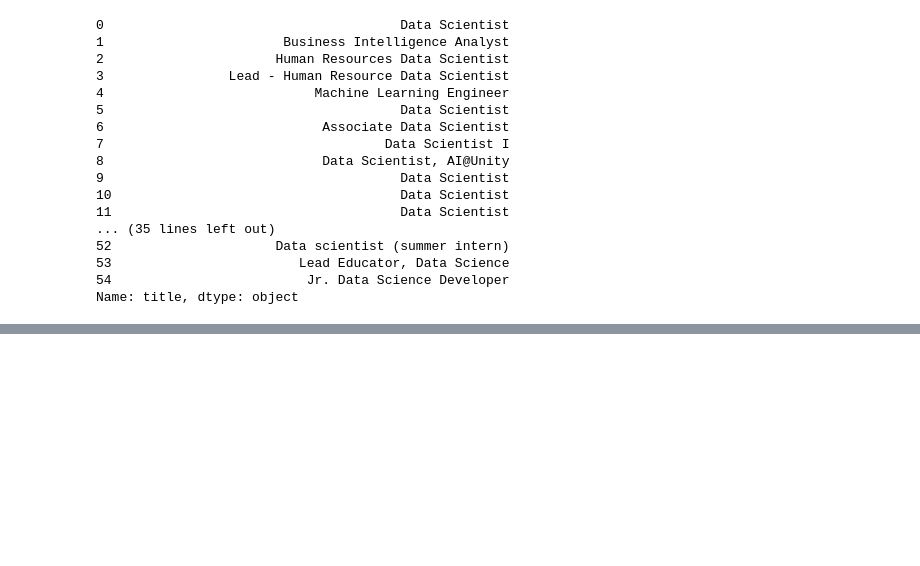
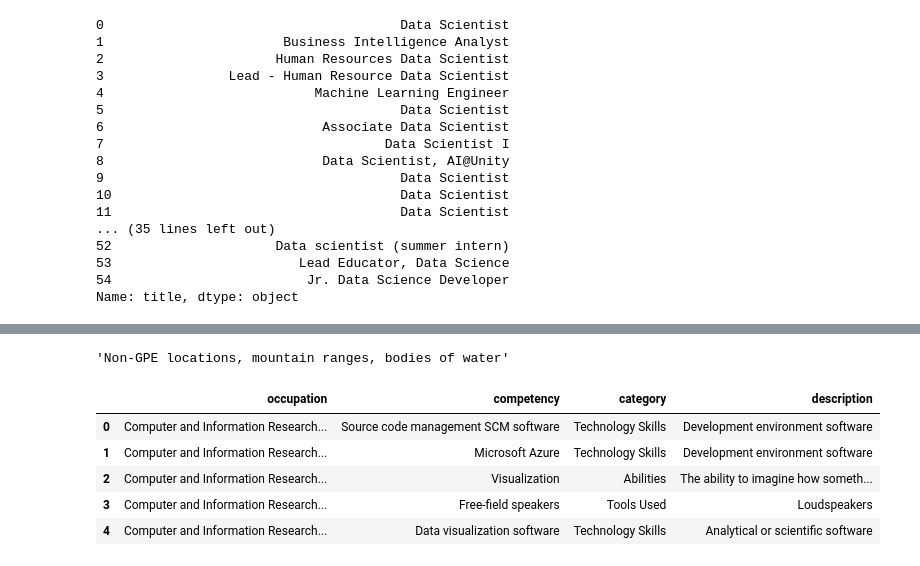
Before and after one commit to nguyen-cao/job-cruncher, a Jupyter notebook: job-eda.ipynb, the cells around one changed output, grey strips where cells are left out. Saved outputs shown, nothing was run; the diff lists cells and outputs as text; code cells hidden in the pictures; blank space fills up the shorter version.

```diff
--- a/job-eda.ipynb
+++ b/job-eda.ipynb
@@ -108,0 +142,15 @@ AttributeError: 'Series' object has no attribute 'iplot'
+# %%
+spacy.explain('LOC')
+# %% [output]
+'Non-GPE locations, mountain ranges, bodies of water'
+# %%
+onet_competencies = 'datasets/competencies.csv'
+onet_df = pd.read_csv(onet_competencies,index_col=0)
+onet_df.head(5)
+# %% [output]
+|  | occupation | competency | category | description |
+| 0 | Computer and Information Research... | Source code management SCM software | Technology Skills | Development environment software |
+| 1 | Computer and Information Research... | Microsoft Azure | Technology Skills | Development environment software |
+| 2 | Computer and Information Research... | Visualization | Abilities | The ability to imagine how someth... |
+| 3 | Computer and Information Research... | Free-field speakers | Tools Used | Loudspeakers |
+| 4 | Computer and Information Research... | Data visualization software | Technology Skills | Analytical or scientific software |
```
Also changed, not shown: parts of 12 cells of this notebook, 16 other files.
